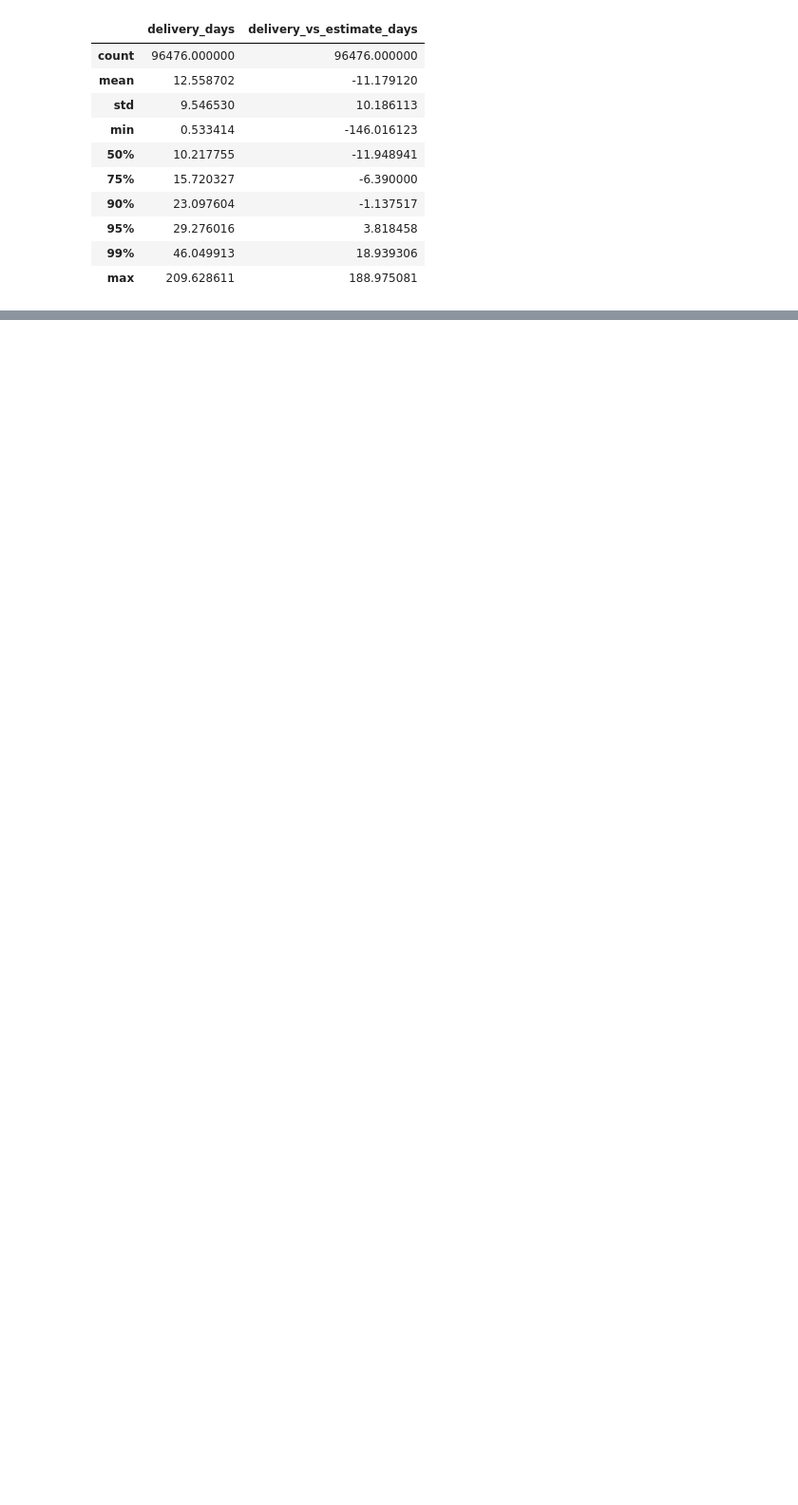
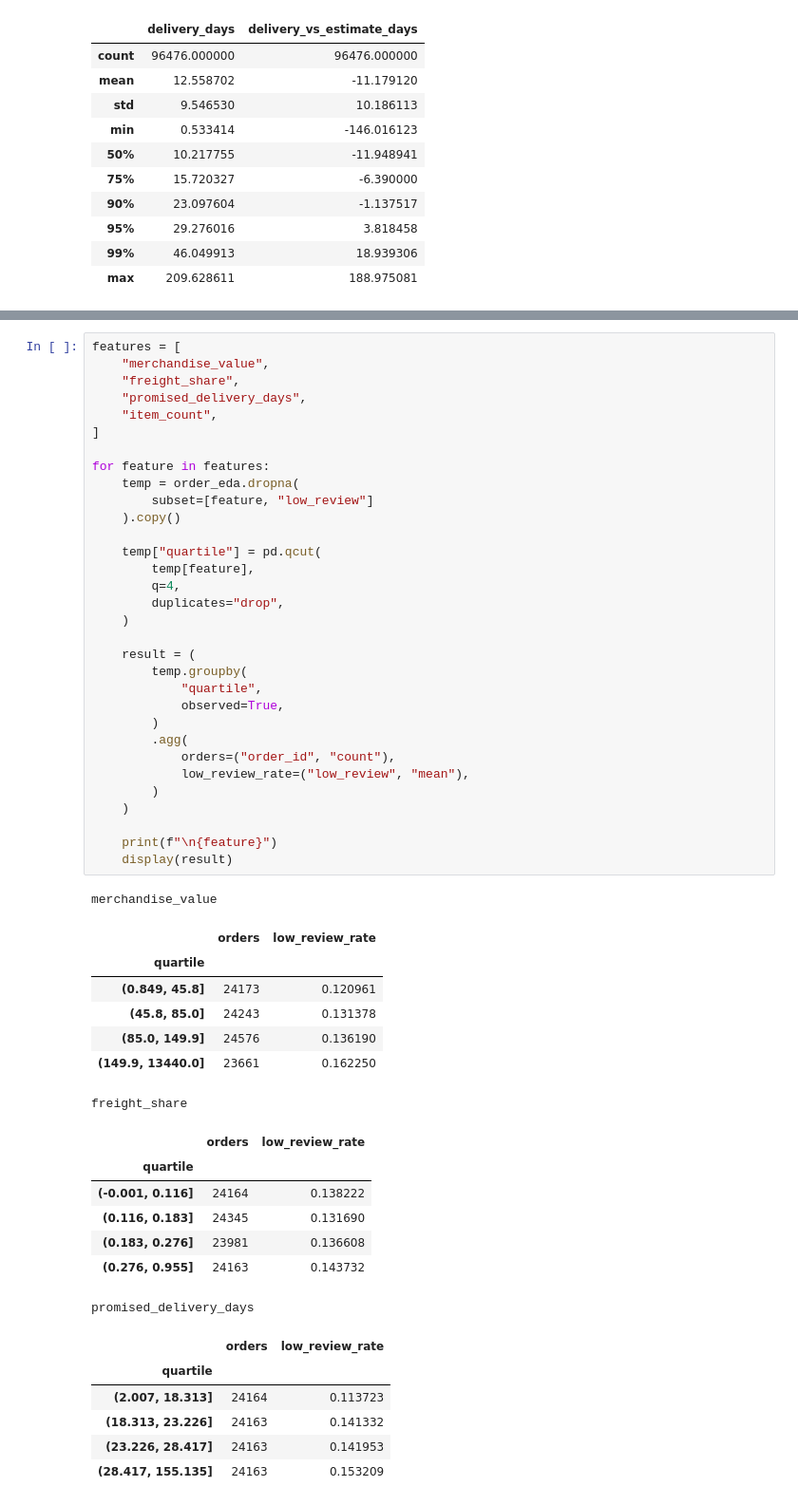
Before and after one commit to asherdata1/supply-chain-decision-support, a Jupyter notebook: 02_notebooks/asher_eda.ipynb, the cells around one changed output, grey strips where cells are left out. Shown at 95% size. Drawn from its saved outputs; the diff is of its cells as text; blank space fills up the shorter version.

```diff
--- a/02_notebooks/asher_eda.ipynb
+++ b/02_notebooks/asher_eda.ipynb
@@ -225,0 +550,54 @@ shipping_dates[
+# %%
+features = [
+    "merchandise_value",
+    "freight_share",
+    "promised_delivery_days",
+    "item_count",
+]
+
+for feature in features:
+    temp = order_eda.dropna(
+        subset=[feature, "low_review"]
+    ).copy()
+
+    temp["quartile"] = pd.qcut(
+        temp[feature],
+        q=4,
+        duplicates="drop",
+    )
+
+    result = (
+        temp.groupby(
+            "quartile",
+            observed=True,
+        )
+        .agg(
+            orders=("order_id", "count"),
+            low_review_rate=("low_review", "mean"),
+        )
+    )
+
+    print(f"\n{feature}")
+    display(result)
+# %% [output]
+merchandise_value
+|  | orders | low_review_rate |
+| quartile |  |  |
+| (0.849, 45.8] | 24173 | 0.120961 |
+| (45.8, 85.0] | 24243 | 0.131378 |
+| (85.0, 149.9] | 24576 | 0.136190 |
+| (149.9, 13440.0] | 23661 | 0.162250 |
+freight_share
+|  | orders | low_review_rate |
+| quartile |  |  |
+| (-0.001, 0.116] | 24164 | 0.138222 |
+| (0.116, 0.183] | 24345 | 0.131690 |
+| (0.183, 0.276] | 23981 | 0.136608 |
+| (0.276, 0.955] | 24163 | 0.143732 |
+promised_delivery_days
+|  | orders | low_review_rate |
+| quartile |  |  |
+| (2.007, 18.313] | 24164 | 0.113723 |
+| (18.313, 23.226] | 24163 | 0.141332 |
+| (23.226, 28.417] | 24163 | 0.141953 |
+| (28.417, 155.135] | 24163 | 0.153209 |
```
Also changed, not shown: parts of 16 cells of this notebook, 1 other file.
